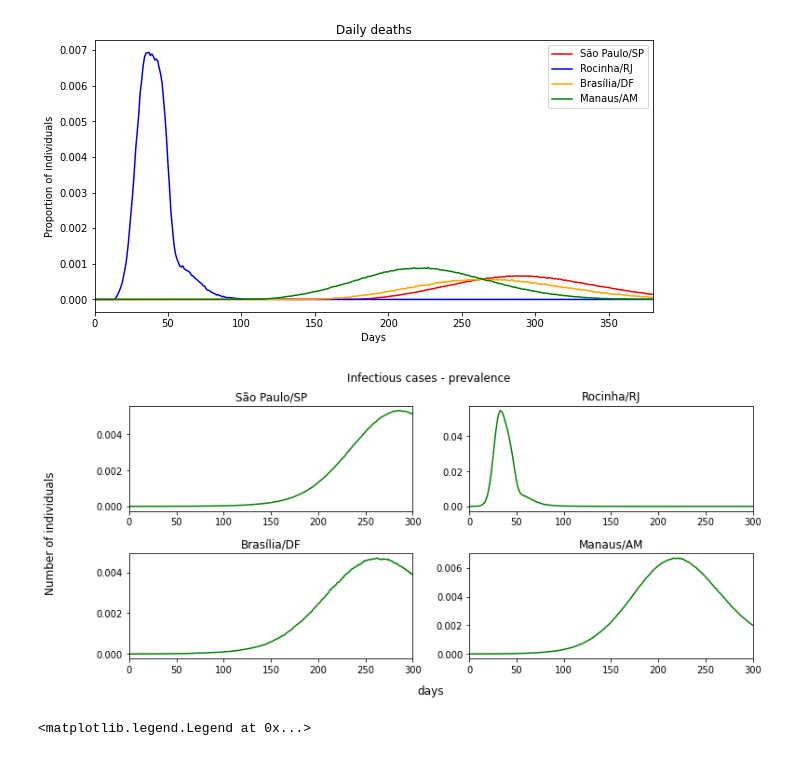
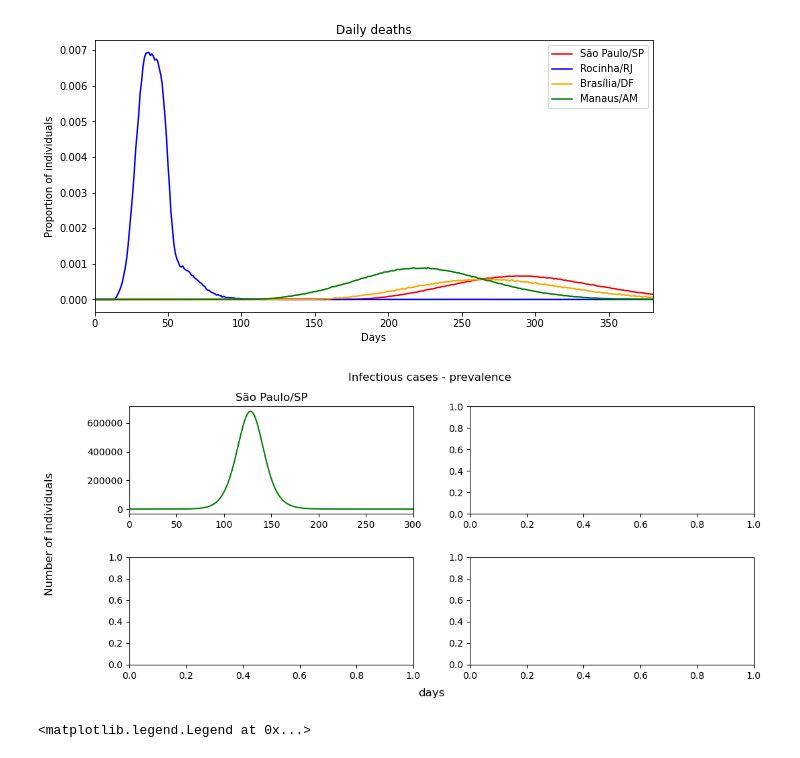
Before and after one commit to ViniciusAnjos/CUDAcovid-simulation, a Jupyter notebook: CudaRuntime1/covid.ipynb, the cells around one changed output. Drawn from its saved outputs; the diff is of its cells as text; code cells hidden in the pictures.

```diff
--- a/CudaRuntime1/covid.ipynb
+++ b/CudaRuntime1/covid.ipynb
@@ -256,37 +245,26 @@ plt.legend()
 # %%
 area5 = plt.figure(figsize=(12,5))
 area5.suptitle('Infectious cases - prevalence ')
 area5.supylabel('Number of individuals')
 area5.supxlabel('days')
 g1 = area5.add_subplot(2, 2, 1)
 g2 = area5.add_subplot(2, 2, 2)
 g3 = area5.add_subplot(2, 2, 3)
 g4 = area5.add_subplot(2, 2, 4)
 
 
-g1.plot(prev.days, prev.TotalInfectious, '-', color ='green', label = 'Hospitalized')
+g1.plot(prev.days, N*prev.TotalInfectious, '-', color ='green', label = 'Hospitalized')
 g1.set_title("São Paulo/SP")
 g1.set_xlim([0,300])
 #g1.set_ylim([0,2000])
 
-g2.plot(prev2.days, prev2.TotalInfectious, '-', color ='green', label = 'Hospitalized')
-g2.set_title("Rocinha/RJ")
-g2.set_xlim([0,300])
-#g2.set_ylim([0,2000])
 
-g3.plot(prev3.days, prev3.TotalInfectious, '-', color ='green', label = 'Hospitalized')
-g3.set_xlim([0,300])
-#g3.set_ylim([0,2000])
-g3.set_title("Brasília/DF")
-
-g4.plot(prev4.days, prev4.TotalInfectious, '-', color ='green', label = 'Hospitalized')
-g4.set_xlim([0,300])
-#g4.set_ylim([0,2000])
-g4.set_title("Manaus/AM")
 
 area5.subplots_adjust(hspace = 0.4)
+
+plt.show()
 # %% [output]
-[figure, old version]
+[figure, new version]
 # %%
 plt.figure(figsize=(10,5))
 plt.title("Infectious cases - prevalence")
```
Also changed, not shown: parts of 7 cells of this notebook, 26 other files.
